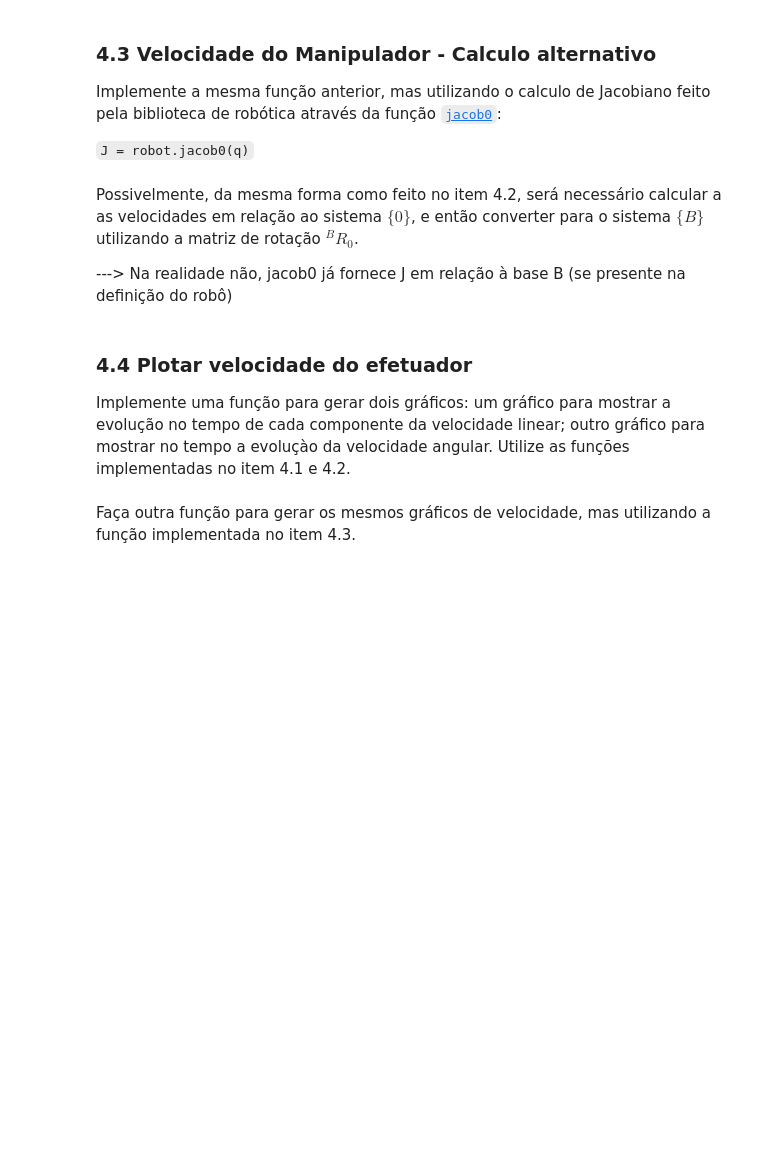
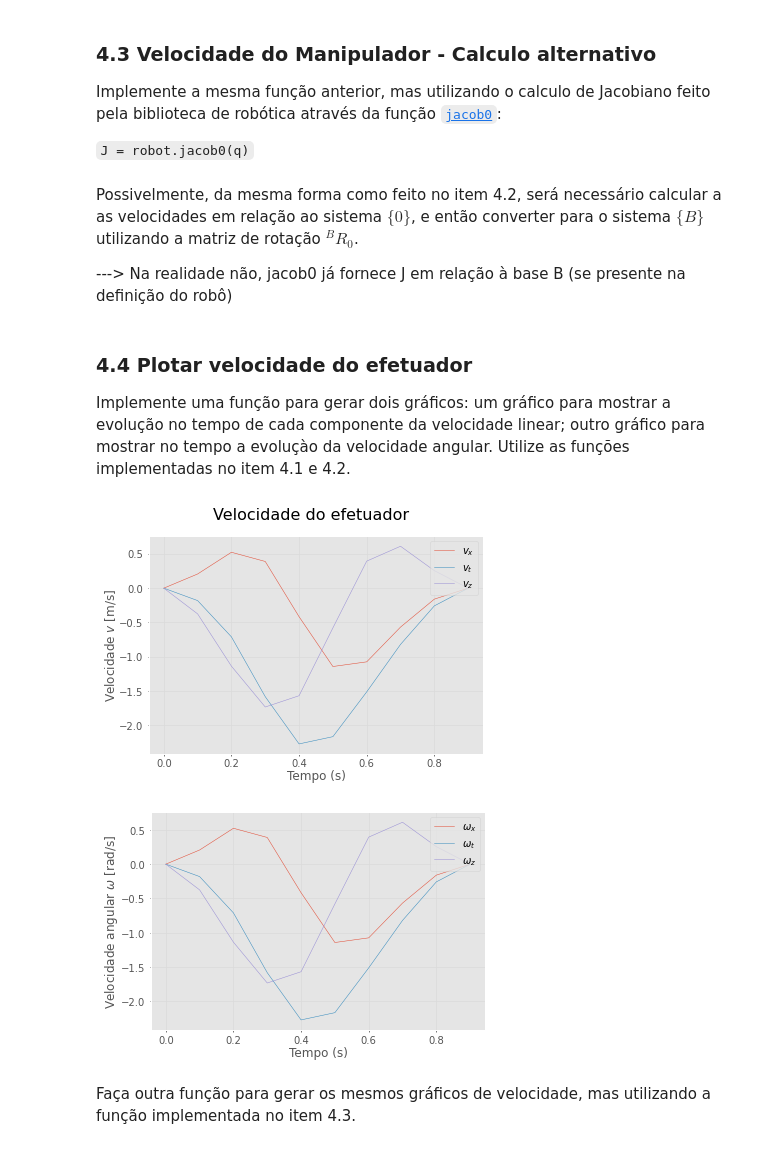
Before and after one commit to RafaelBaquero/lab-robos-manip, a Jupyter notebook: sel0634_tarefa5_2022.ipynb, the cells around one changed output. Cells and saved outputs as stored; diff of their text form; code cells hidden in the pictures; blank space fills up the shorter version.

```diff
--- a/sel0634_tarefa5_2022.ipynb
+++ b/sel0634_tarefa5_2022.ipynb
@@ -361,7 +371,8 @@ def calcular_vel_efetuador(robot,theta_t,dtheta_t):
   M = theta_t.shape[0]
 
   v_efetuador = np.zeros((3,M))
-  w_efetuador = v_efetuador # Inicialização das matrizes de saída
+  w_efetuador = np.zeros((3,M)) # Inicialização das matrizes de saída
+  # Atenção: não usar w_efetuador = v_efetuador! Por algum motivo, isso gera distorções quando os valores de interesse são atribuídos.
   # V_efetuador = np.vstack((v_efetuador,w_efetuador))
   # print(V_efetuador.shape)
 
@@ -375,6 +386,7 @@ def calcular_vel_efetuador(robot,theta_t,dtheta_t):
   # print("lin_velv = \n",lin_velv)
   # print("ang_velw = \n",ang_velw)
 
+  print("Problema aqui! Matrizes diferentes. Não sei porquê.")
   for i in range(M):
     Jac = calcular_jacobiano(robot,theta_t[i])
     J_B0v = np.dot(H_B0.R,Jac[0:3,:]) # Obtendo J das velocidades lineares, Jv, em relação à base B
@@ -382,17 +394,23 @@ def calcular_vel_efetuador(robot,theta_t,dtheta_t):
     J_B0w = np.dot(H_B0.R,Jac[3:6,:]) # Obtendo J das velocidades angulares, Jw, em relação à base B
     w_efetuador[:,i] = np.dot(J_B0w,dtheta_t[i])
 
+    # print("\n",np.dot(J_B0v,dtheta_t[i]))
+    # print(v_efetuador[:,i],"\n")
+    # print("\n",np.dot(J_B0w,dtheta_t[i]))
+    # print(w_efetuador[:,i],"\n")
+
+
   V_efetuador = np.vstack((v_efetuador,w_efetuador))
   return V_efetuador
 
 # Testing the function
-# theta_s = np.array([0,1,2,3,4,5,6])
-# theta_g = np.array([1,2,3,4,5,6,7])
-# Td = 1
-# dt = 0.1
-# [theta_t, dtheta_t, ddtheta_t] = calcular_trajetoria(theta_s,theta_g,Td,dt)
-# robot1 = kinova_robot("KinovaGen3_P1")
-# V_efetuador = calcular_vel_efetuador(robot1,theta_t,dtheta_t)
+theta_s = np.array([0,1,2,3,4,5,6])
+theta_g = np.array([1,2,3,4,5,6,7])
+Td = 0.9
+dt = 0.1
+[theta_t, dtheta_t, ddtheta_t] = calcular_trajetoria(theta_s,theta_g,Td,dt)
+robot1 = kinova_robot("KinovaGen3_P1")
+V_efetuador = calcular_vel_efetuador(robot1,theta_t,dtheta_t)
 # print(V_efetuador)
 
 # Autocomplete suggestions in Colab: https://stackoverflow.com/questions/52438415/is-it-possible-to-have-autocomplete-in-a-notebook-in-google-colab
@@ -455,40 +468,43 @@ def plotar_vel_efetuador(robot, theta_t, dtheta_t, Td, dt):
     v_efetuador = V_efetuador[0:3,:]
     w_efetuador = V_efetuador[3:6,:]
 
     N = theta_t.shape[1]
     lgn_v = ["$v_x$","$v_t$","$v_z$"]
     lgn_w = ["$\omega_x$","$\omega_t$","$\omega_z$"]
 
     # Construir os gráficos
     fig = plt.figure()
     fig.suptitle('Velocidade do efetuador',fontsize = 16)
     ax1 = fig.add_subplot(1,1,1)
     for i in range(3):
       ax1.plot(t,v_efetuador[i,:])
     ax1.grid(True)
     # ax1.legend(lgn,loc = "upper left",ncol=len(lgn))
     ax1.legend(lgn_v,loc = "upper right")
     plt.xlabel('Tempo (s)')
     plt.ylabel(r'Velocidade $v$ [m/s]')
     # https://matplotlib.org/3.5.0/tutorials/text/mathtext.html
 
     fig = plt.figure()
     ax2 = fig.add_subplot(1,1,1)
     for i in range(3):
       ax2.plot(t,w_efetuador[i,:])
     ax2.grid(True)
     ax2.legend(lgn_w,loc = "upper right")
     plt.xlabel('Tempo (s)')
     plt.ylabel(r'Velocidade angular $\omega$ [rad/s]')
 
 # Testing the function
-# theta_s = np.array([0,1,2,3,4,5,6])
-# theta_g = np.array([1,2,3,4,5,6,7])
-# Td = 0.9
-# dt = 0.1
-# [theta_t, dtheta_t, ddtheta_t] = calcular_trajetoria(theta_s,theta_g,Td,dt)
-# robot1 = kinova_robot("KinovaGen3_P1")
-# plotar_vel_efetuador(robot, theta_t, dtheta_t, Td, dt)
+theta_s = np.array([0,1,2,3,4,5,6])
+theta_g = np.array([1,2,3,4,5,6,7])
+Td = 0.9
+dt = 0.1
+[theta_t, dtheta_t, ddtheta_t] = calcular_trajetoria(theta_s,theta_g,Td,dt)
+robot1 = kinova_robot("KinovaGen3_P1")
+plotar_vel_efetuador(robot, theta_t, dtheta_t, Td, dt)
+# %% [output]
+[figure, added]
+[figure, added]
 # %% [markdown]
 Faça outra função para gerar os mesmos gráficos de velocidade, mas utilizando a função implementada no item 4.3.
 # %%
```
Also changed, not shown: parts of 5 cells of this notebook.
